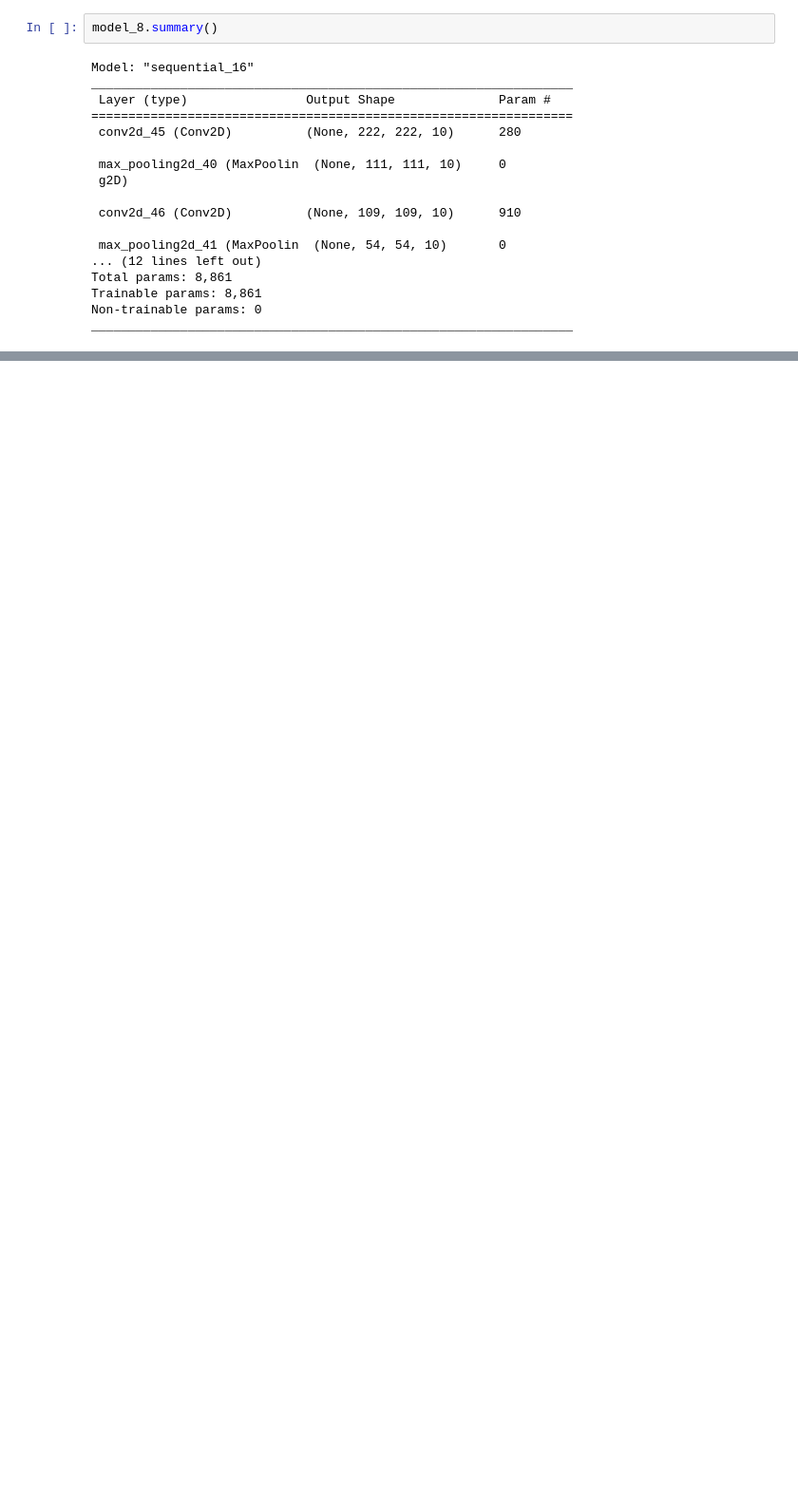
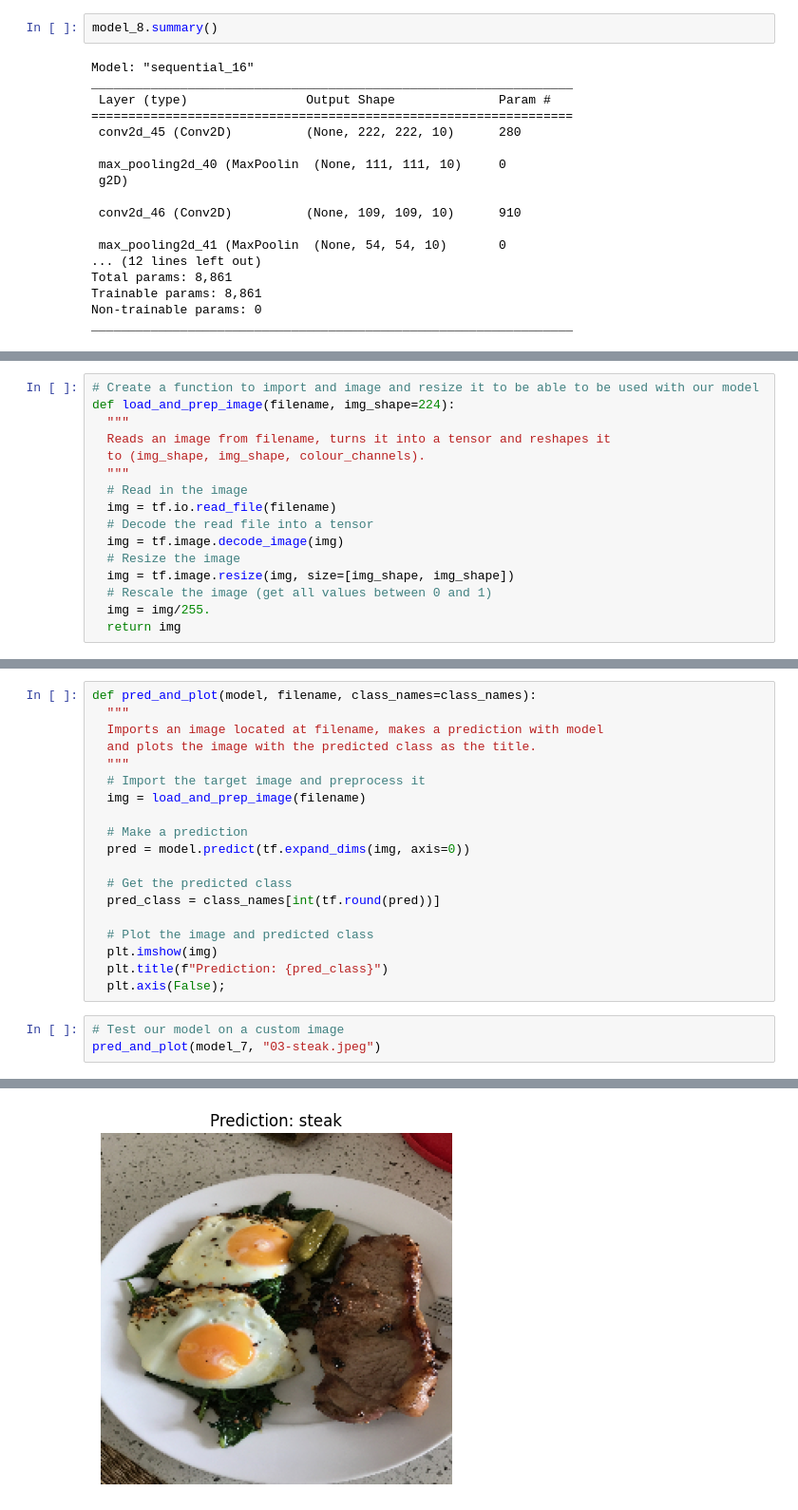
Before and after one commit to shapi88/tensorflow_book, a Jupyter notebook: 03_convolutional_neural_networks_with_tensorflow.ipynb, the cells around one changed output, grey strips where cells are left out. Shown at 95% size. Saved outputs shown, nothing was run; the diff lists cells and outputs as text; blank space fills up the shorter version.

```diff
--- a/03_convolutional_neural_networks_with_tensorflow.ipynb
+++ b/03_convolutional_neural_networks_with_tensorflow.ipynb
@@ -1085,0 +1199,16 @@ _________________________________________________________________
+# %%
+# Create a function to import and image and resize it to be able to be used with our model
+def load_and_prep_image(filename, img_shape=224):
+  """
+  Reads an image from filename, turns it into a tensor and reshapes it
+  to (img_shape, img_shape, colour_channels).
+  """
+  # Read in the image
+  img = tf.io.read_file(filename)
+  # Decode the read file into a tensor
+  img = tf.image.decode_image(img)
+  # Resize the image
+  img = tf.image.resize(img, size=[img_shape, img_shape])
+  # Rescale the image (get all values between 0 and 1)
+  img = img/255.
+  return img
@@ -1085,0 +1262,23 @@ _________________________________________________________________
+# %%
+def pred_and_plot(model, filename, class_names=class_names):
+  """
+  Imports an image located at filename, makes a prediction with model
+  and plots the image with the predicted class as the title.
+  """
+  # Import the target image and preprocess it
+  img = load_and_prep_image(filename)
+
+  # Make a prediction
+  pred = model.predict(tf.expand_dims(img, axis=0))
+
+  # Get the predicted class
+  pred_class = class_names[int(tf.round(pred))]
+
+  # Plot the image and predicted class
+  plt.imshow(img)
+  plt.title(f"Prediction: {pred_class}")
+  plt.axis(False);
+# %%
+# Test our model on a custom image
+pred_and_plot(model_7, "03-steak.jpeg")
+# %% [output]
@@ -1085,0 +1286 @@ _________________________________________________________________
+[figure, added]
```
Also changed, not shown: parts of 24 cells of this notebook.
